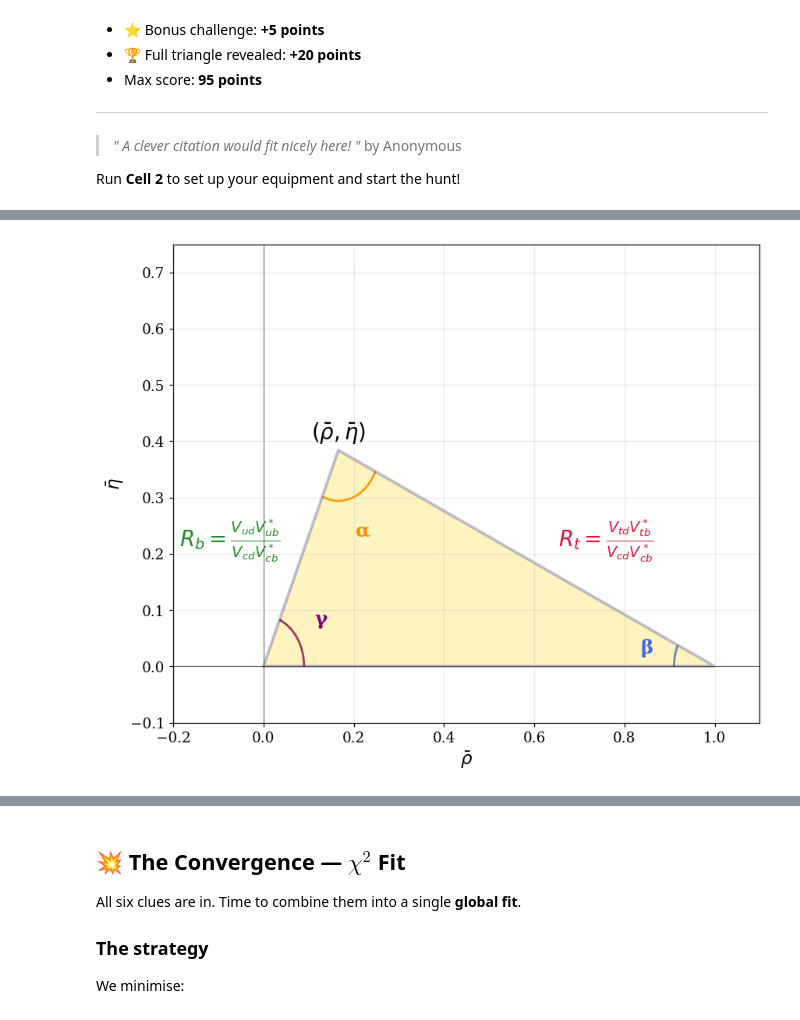
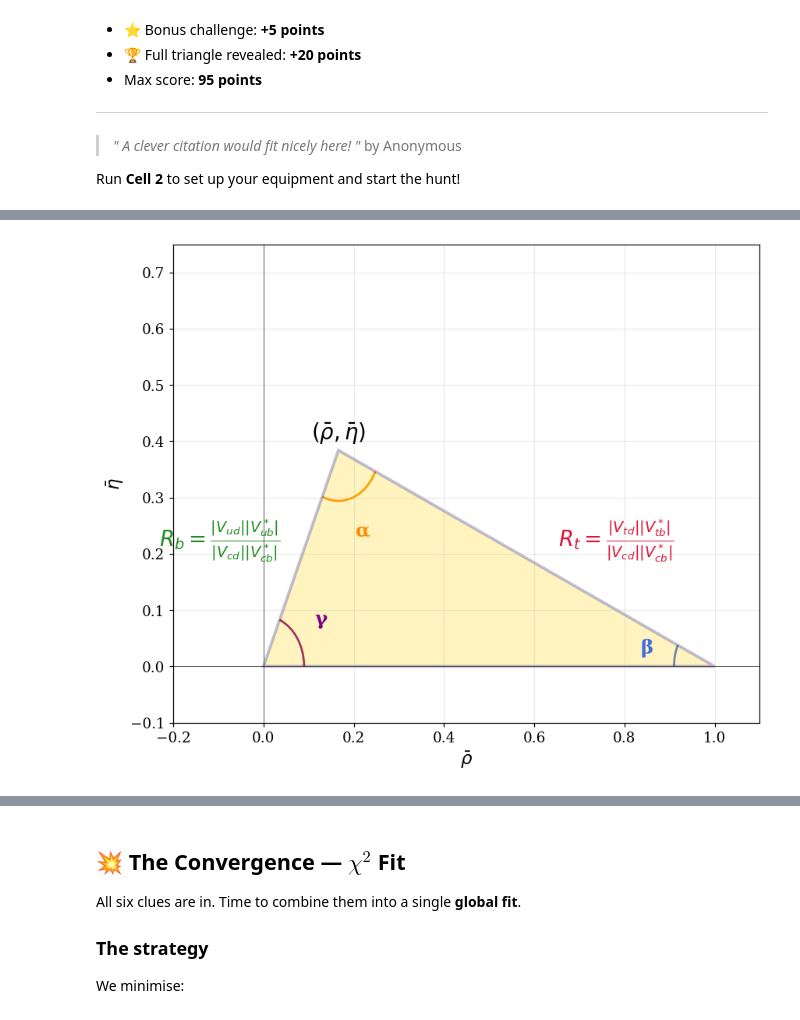
Before and after one commit to flavio-archilli/ckm_hunt, a Jupyter notebook: fortytwo.ipynb, the cells around one changed output, grey strips where cells are left out. Cells and saved outputs as stored; diff of their text form; code cells hidden in the pictures.

```diff
--- a/fortytwo.ipynb
+++ b/fortytwo.ipynb
@@ -89,7 +89,7 @@ hunt = TreasureHunt()
 
 # ── Live treasure map ────────────────────────────────────────
 RHO_LIM = (-0.20, 1.1)
-ETA_LIM = (-0.10, 0.8)
+ETA_LIM = (-0.10, 0.75)
 
 _rho_v = np.linspace(*RHO_LIM, 300)
 _eta_v = np.linspace(*ETA_LIM, 300)
@@ -177,36 +188,36 @@ def _angle_arc(ax, vtx, p1, p2, r=0.09, col='black', lbl=''):
 fig, ax = plt.subplots(figsize=(8, 6.5))
 ax.set_xlim(*RHO_LIM); ax.set_ylim(*ETA_LIM)
 ax.set_xlabel(r'$\bar{\rho}$', fontsize=15)
 ax.set_ylabel(r'$\bar{\eta}$', fontsize=15)
 ax.grid(True, alpha=0.25)
 ax.axhline(0, color='k', lw=0.4)
 ax.axvline(0, color='k', lw=0.4)
 
 temp_rb, temp_eb = 0.166, 0.384
 O = np.array([0.0, 0.0])
 A_v = np.array([1.0, 0.0])
 B_v = np.array([temp_rb, temp_eb])
 
 triangle = plt.Polygon([O, A_v, B_v], fill=True, facecolor='gold', alpha=0.25, edgecolor='navy', linewidth=2.5)
 _angle_arc(ax, A_v, O, B_v, r=0.09, col='royalblue', lbl=f'β')
 _angle_arc(ax, O,   A_v, B_v, r=0.09, col='purple', lbl=f'γ')
 _angle_arc(ax, B_v, O, A_v, r=0.09, col='darkorange', lbl=f'α')
 
 
 mid_OB = (O+B_v)/2
 mid_AB = (A_v+B_v)/2
 ax.text(mid_OB[0]-0.045, mid_OB[1]+0.02,
-        r'$R_b=\frac{V_{ud}V_{ub}^*}{V_{cd}V_{cb}^*}$', ha='right', fontsize=18, color='forestgreen')
+        r'$R_b=\frac{|V_{ud}||V_{ub}^*|}{|V_{cd}||V_{cb}^*|}$', ha='right', fontsize=18, color='forestgreen')
 ax.text(mid_AB[0]+0.07, mid_AB[1]+0.02,
-        r'$R_t = \frac{V_{td}V_{tb}^*}{V_{cd}V_{cb}^*}$', ha='left', fontsize=18, color='crimson')
+        r'$R_t = \frac{|V_{td}||V_{tb}^*|}{|V_{cd}||V_{cb}^*|}$', ha='left', fontsize=18, color='crimson')
 
 
 ax.text(temp_rb, temp_eb+0.02, r'$(\bar\rho,\bar\eta)$', ha='center', fontsize=18)
 ax.add_patch(triangle)
 plt.tight_layout()
 plt.show()
 # %% [output]
-[figure, old version]
+[figure, new version]
 # %% [markdown]
 ### The Wolfenstein Parametrisation
 
```
Also changed, not shown: parts of 26 cells of this notebook, 1 other file.
